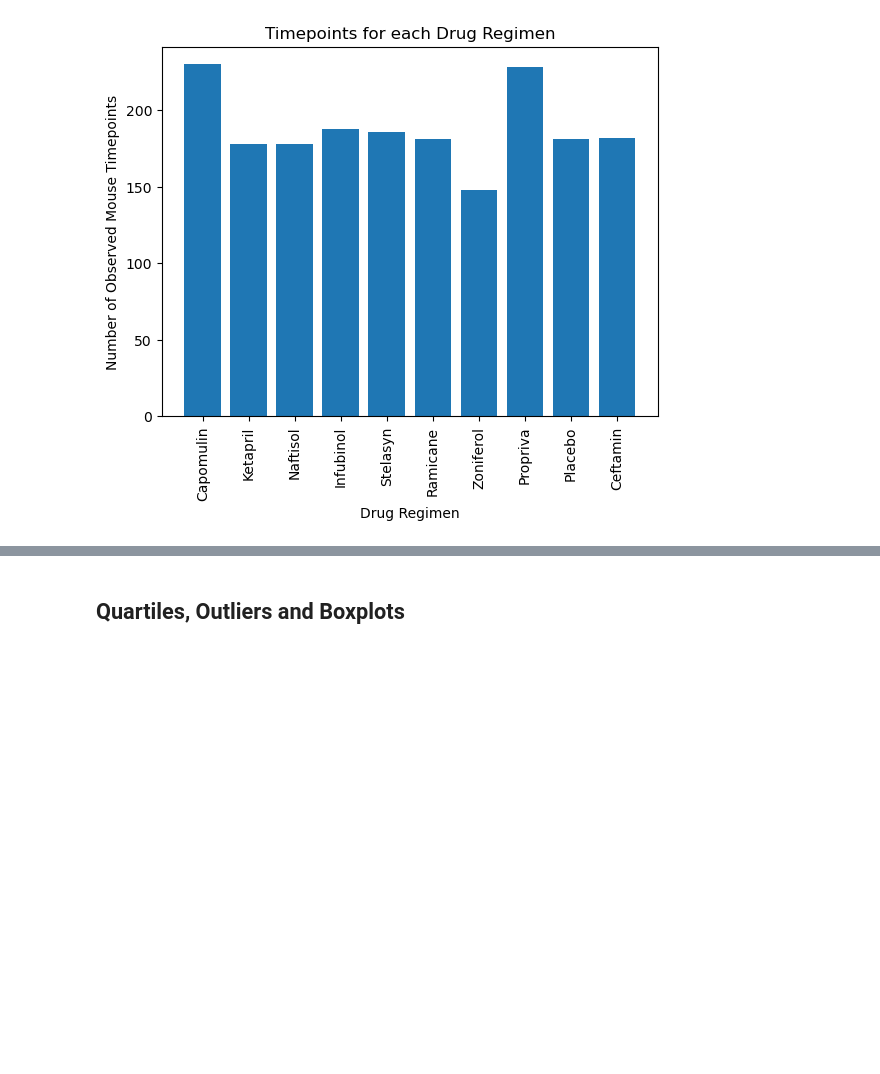
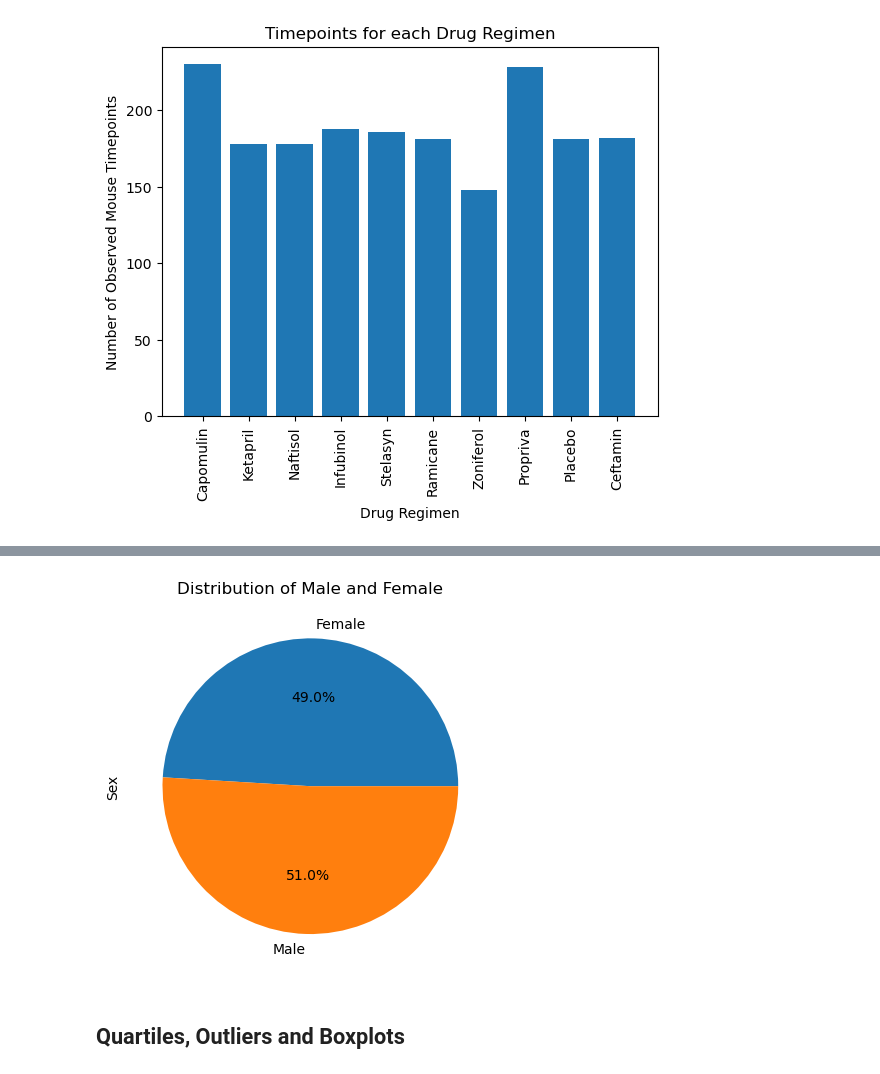
Before and after one commit to atulshi/Module_5_matplotlib, a Jupyter notebook: Pymaceuticals/pymaceuticals_starter.ipynb, the cells around one changed output, grey strips where cells are left out. Cells and saved outputs as stored; diff of their text form; code cells hidden in the pictures; blank space fills up the shorter version.

```diff
--- a/Pymaceuticals/pymaceuticals_starter.ipynb
+++ b/Pymaceuticals/pymaceuticals_starter.ipynb
@@ -175,3 +186,15 @@ plt.show()
+# %%
+# Generate a pie plot showing the distribution of female versus male mice using pyplot
+labels = clean_df['Sex'].unique()
+male_count = clean_df[clean_df['Sex']=='Male'].shape[0]
+female_count = clean_df[clean_df['Sex']=='Female'].shape[0]
+sizes = [female_count, male_count]
+plt.pie(sizes, labels=labels, autopct='%1.1f%%')
+plt.title('Distribution of Male and Female')
+plt.ylabel('Sex')
+plt.show()
+# %% [output]
+[figure, added]
 # %% [markdown]
 ## Quartiles, Outliers and Boxplots
 # %%
```
Also changed, not shown: parts of 12 cells of this notebook.
